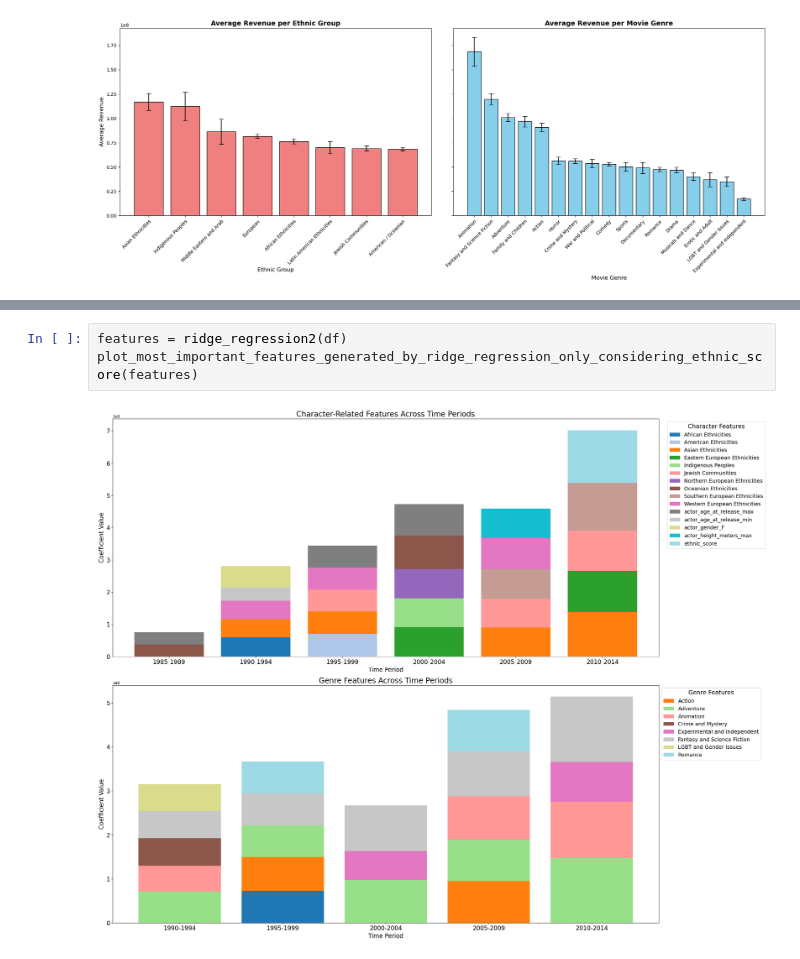
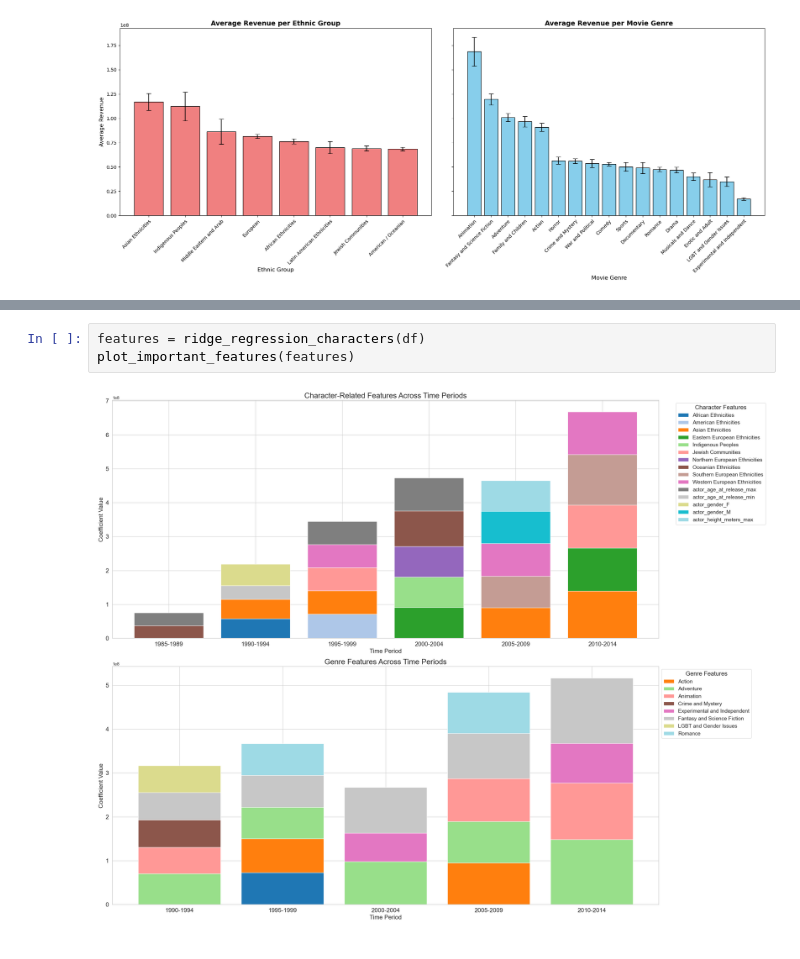
Before and after one commit to epfl-ada/ada-2024-project-insightmasters24, a Jupyter notebook: results.ipynb, the cells around one changed output, grey strips where cells are left out. Drawn from its saved outputs; the diff is of its cells as text.

```diff
--- a/results.ipynb
+++ b/results.ipynb
@@ -204,8 +191,8 @@ plot_most_important_features_generated_by_ridge_regression(features)
 # %%
-features = ridge_regression2(df)
-plot_most_important_features_generated_by_ridge_regression_only_considering_ethnic_score(features)
+features = ridge_regression_characters(df)
+plot_important_features(features)
 # %% [output]
-[figure, old version]
+[figure, new version]
 # %%
 features = logistic_regression(df)
 plot_important_features(features)
```
Also changed, not shown: parts of 17 cells of this notebook, 8 other files.
